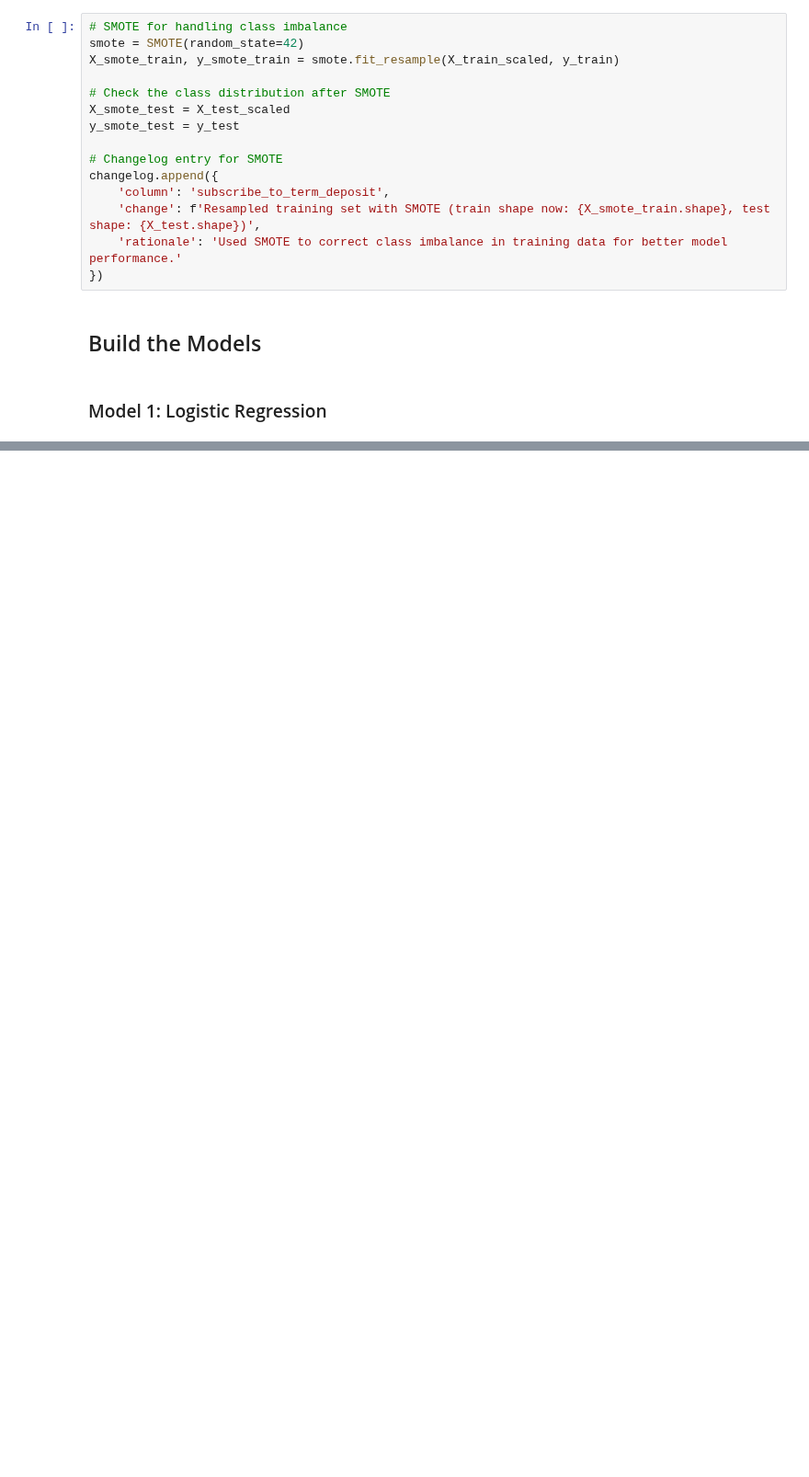
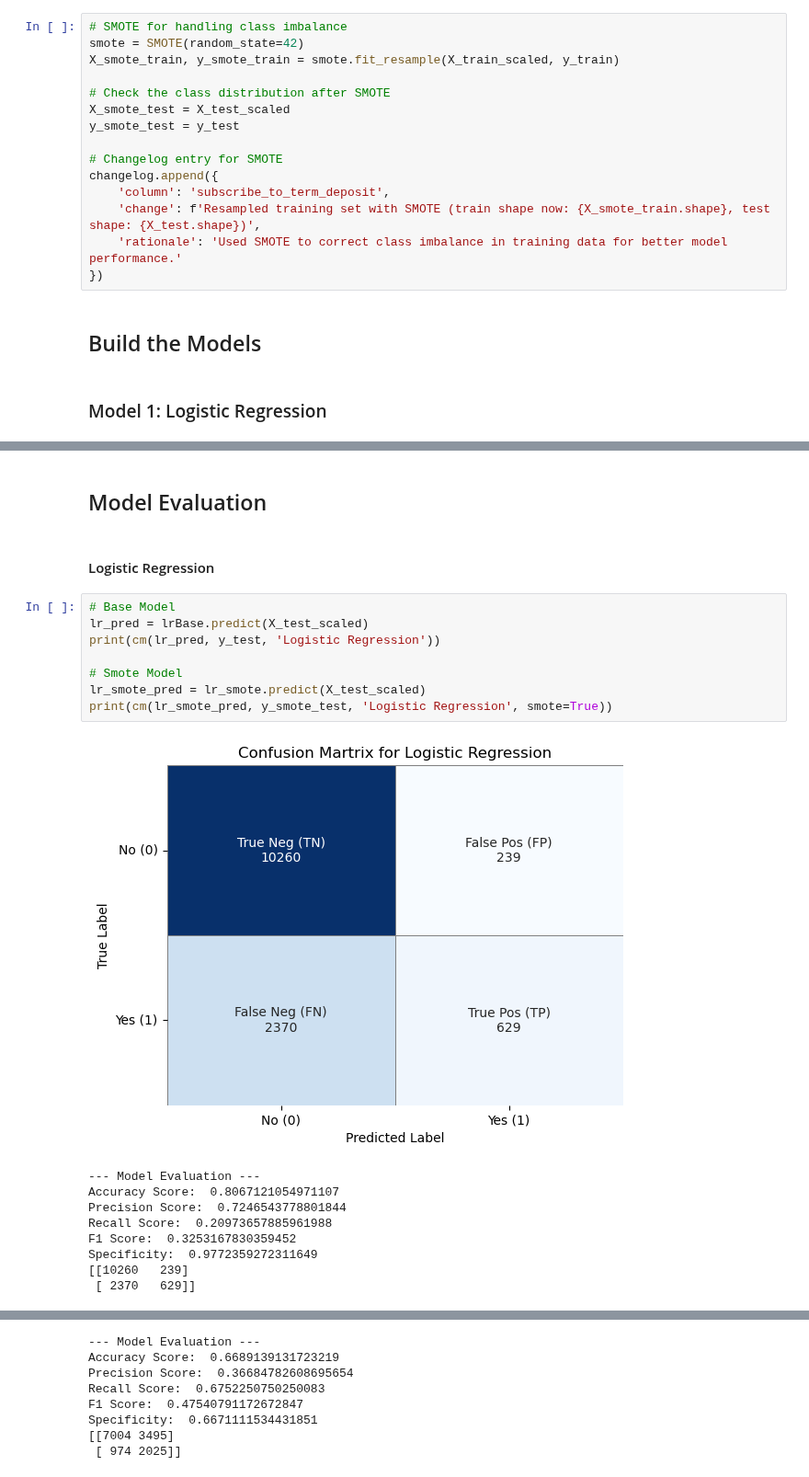
Before and after one commit to jb705249/SJU_DSS_740_Final_Project, a Jupyter notebook: Scr/all_models.ipynb, the cells around one changed output, grey strips where cells are left out. Shown at 92% size. Saved outputs shown, nothing was run; the diff lists cells and outputs as text; blank space fills up the shorter version.

```diff
--- a/Scr/all_models.ipynb
+++ b/Scr/all_models.ipynb
@@ -144,0 +232,22 @@ lrBase.fit(X_train_scaled, y_train)
+# %% [markdown]
+<h2> Model Evaluation </h2>
+# %% [markdown]
+<h4> Logistic Regression </h4>
+# %%
+# Base Model
+lr_pred = lrBase.predict(X_test_scaled)
+print(cm(lr_pred, y_test, 'Logistic Regression'))
+
+# Smote Model
+lr_smote_pred = lr_smote.predict(X_test_scaled)
+print(cm(lr_smote_pred, y_smote_test, 'Logistic Regression', smote=True))
+# %% [output]
+[figure, added]
+--- Model Evaluation ---
+Accuracy Score:  0.8067121054971107
+Precision Score:  0.7246543778801844
+Recall Score:  0.20973657885961988
+F1 Score:  0.3253167830359452
+Specificity:  0.9772359272311649
+[[10260   239]
+ [ 2370   629]]
@@ -144,0 +255,8 @@ lrBase.fit(X_train_scaled, y_train)
+--- Model Evaluation ---
+Accuracy Score:  0.6689139131723219
+Precision Score:  0.36684782608695654
+Recall Score:  0.6752250750250083
+F1 Score:  0.47540791172672847
+Specificity:  0.6671111534431851
+[[7004 3495]
+ [ 974 2025]]
```
Also changed, not shown: parts of 9 cells of this notebook, 1 other file.
